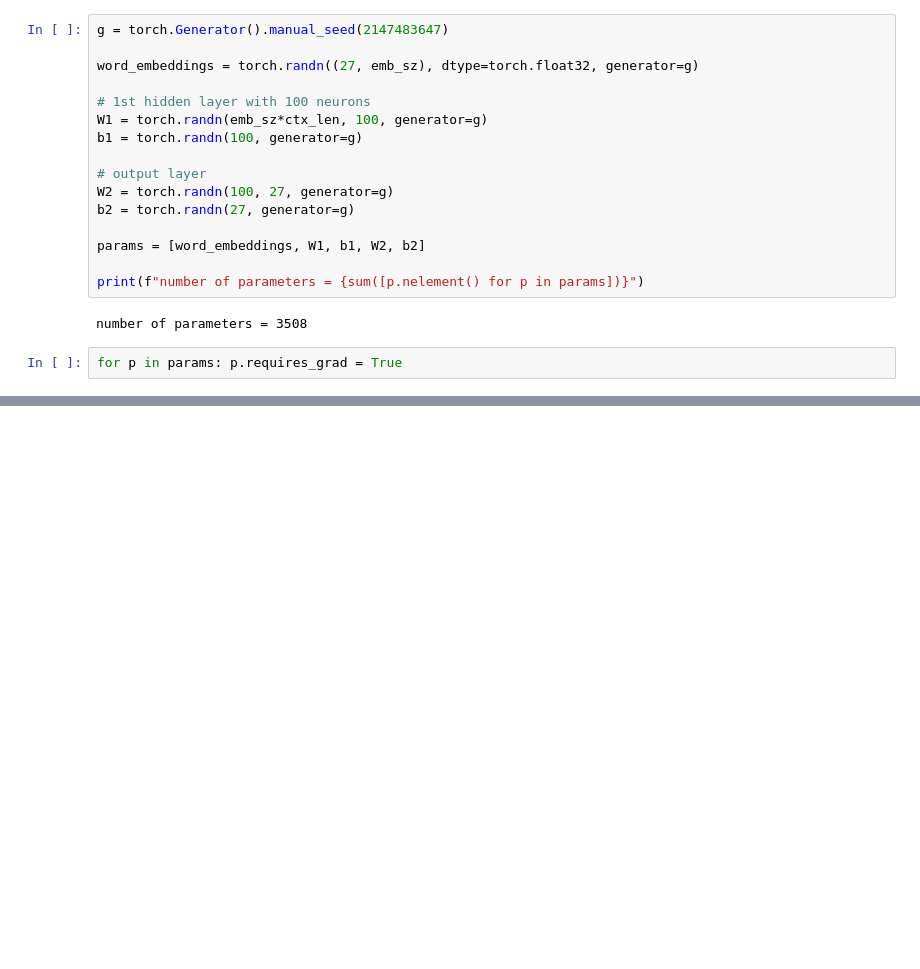
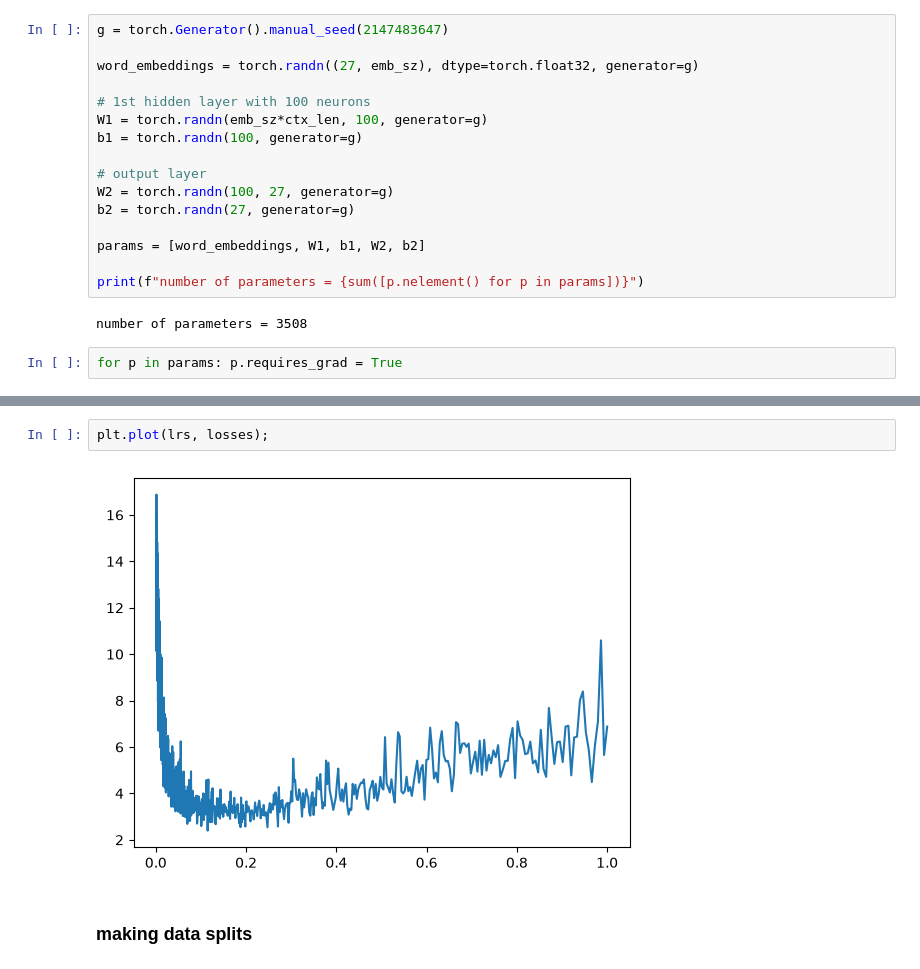
Before and after one commit to vempaliakhil96/makemore, a Jupyter notebook: nbs/02-neural-network.ipynb, the cells around one changed output, grey strips where cells are left out. Cells and saved outputs as stored; diff of their text form; blank space fills up the shorter version.

```diff
--- a/nbs/02-neural-network.ipynb
+++ b/nbs/02-neural-network.ipynb
@@ -90,0 +149,6 @@ for i in range(100):
+# %%
+plt.plot(lrs, losses);
+# %% [output]
+[figure, added]
+# %% [markdown]
+### making data splits
```
Also changed, not shown: parts of 16 cells of this notebook.
